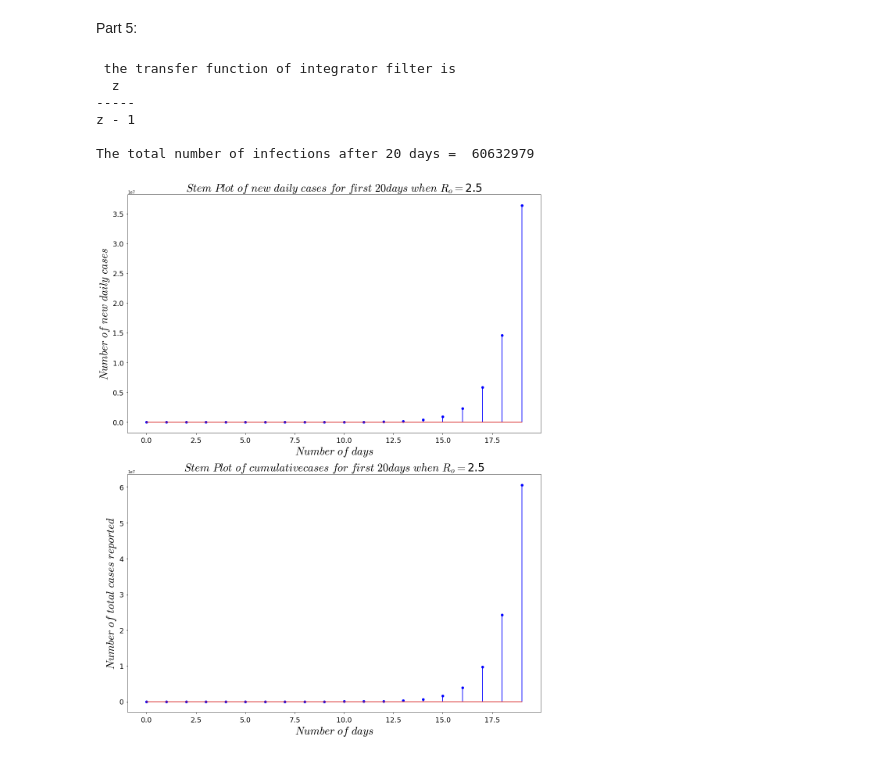
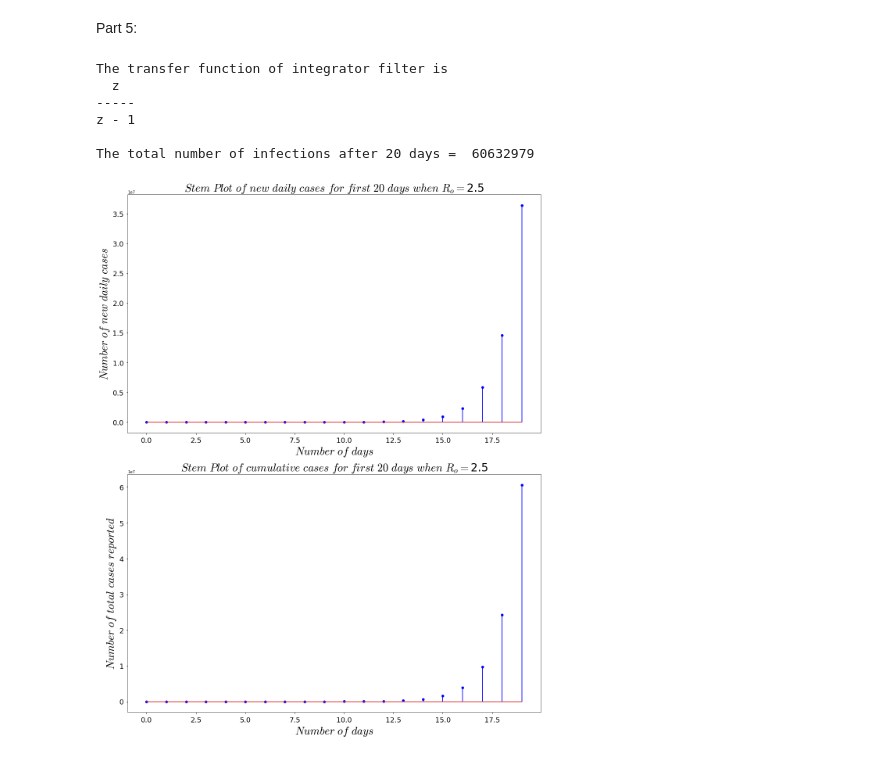
Before and after one commit to Harsha1569/DSP_Lab, a Jupyter notebook: Experiment_8/Experiment_8.ipynb, the cells around one changed output. Cells and saved outputs as stored; diff of their text form; code cells hidden in the pictures.

```diff
--- a/Experiment_8/Experiment_8.ipynb
+++ b/Experiment_8/Experiment_8.ipynb
@@ -173,7 +171,7 @@ Part 4:
 # %% [markdown]
 Part 5:
 # %%
-def plot_s2(x, y, label=None, title=None, xaxis_label=None, yaxis_label=None, save=None, legend=None, color=None):
+def plot_s2(x, y, label=None, title=None, xaxis_label=None, yaxis_label=None,  color=None):
  col='b'
  if color:
     col=color
@@ -181,41 +179,35 @@ def plot_s2(x, y, label=None, title=None, xaxis_label=None, yaxis_label=None, sa
  plt.setp(stemline, color=col)
  plt.setp(markerline, color=col)
  plt.xlabel(xaxis_label, fontsize = 28)
  plt.ylabel(yaxis_label, fontsize = 28)
  plt.title(title, fontsize = 28)
  plt.xticks(fontsize=18)
  plt.yticks(fontsize=18)
- if legend:
-        plt.legend()
  plt.tight_layout()
 
 bi=np.array([1, 0])
 ai=np.array([1, -1])
-print(r' the transfer function of integrator filter is', control.TransferFunction(bi, ai, dt=True))
+print(r'The transfer function of integrator filter is', control.TransferFunction(bi, ai, dt=True))
 x1=np.zeros(20)
 x1[0]=1
 n=np.arange(20)
 plt.rcParams['figure.figsize'] = [16, 20]
 r=2.5
 b=np.array([1, 0])
 a=np.array([1, -r])
 y1=sp.lfilter(b, a, x1)
-
 plt.subplot(211)
-plot_s2(n, y1, title=r'$Stem\ Plot\ of\ new\ daily\ cases\ for\ first\ 20 days\ when\ R_{o} = $' + str(r), xaxis_label=r'$Number\ of\ days$', yaxis_label=r'$Number\ of\ new\ daily\ cases$')
-
+plot_s2(n, y1, title=r'$Stem\ Plot\ of\ new\ daily\ cases\ for\ first\ 20\ days\ when\ R_{o} = $' + str(r), xaxis_label=r'$Number\ of\ days$', yaxis_label=r'$Number\ of\ new\ daily\ cases$')
 plt.subplot(212)
 yc=sp.lfilter(bi, ai, y1)
-plot_s2(n, yc, title=r'$Stem\ Plot\ of\ cumulative cases\ for\ first\ 20 days\ when\ R_{o} = $' + str(r), xaxis_label=r'$Number\ of\ days$', yaxis_label=r'$Number\ of\ total\ cases\ reported$')
-
+plot_s2(n, yc, title=r'$Stem\ Plot\ of\ cumulative\ cases\ for\ first\ 20\ days\ when\ R_{o} = $' + str(r), xaxis_label=r'$Number\ of\ days$', yaxis_label=r'$Number\ of\ total\ cases\ reported$')
 print('The total number of infections after 20 days = ', int(yc[-1])) #Rounded to the nearest integer
-
 plt.savefig('fig5.png')
 # %% [output]
- the transfer function of integrator filter is
+The transfer function of integrator filter is
   z
 -----
 z - 1
 
 The total number of infections after 20 days =  60632979
-[figure, old version]
+[figure, new version]
```
Also changed, not shown: parts of 10 cells of this notebook.
